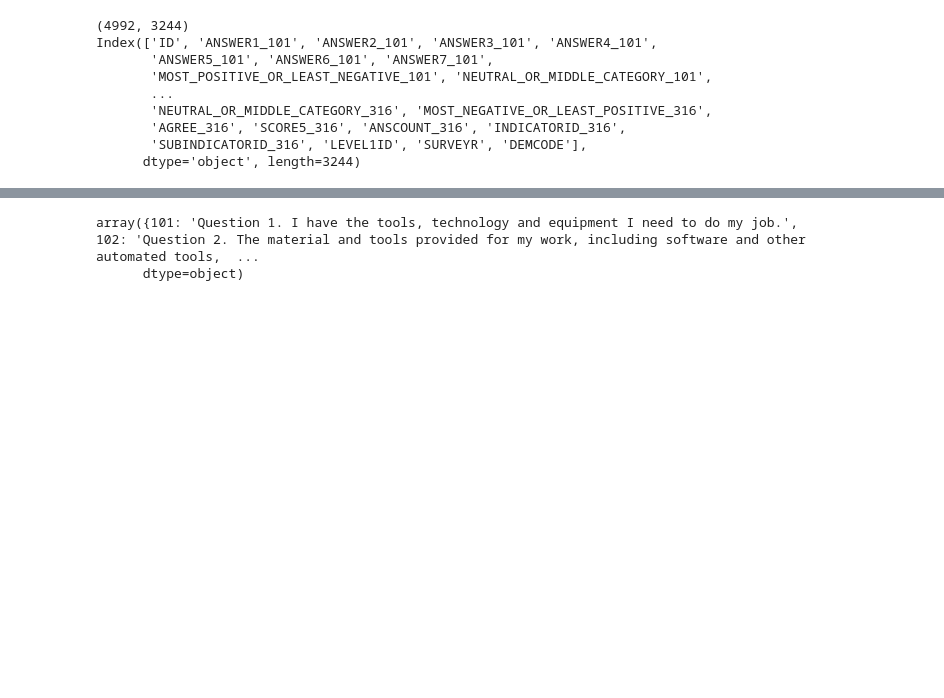
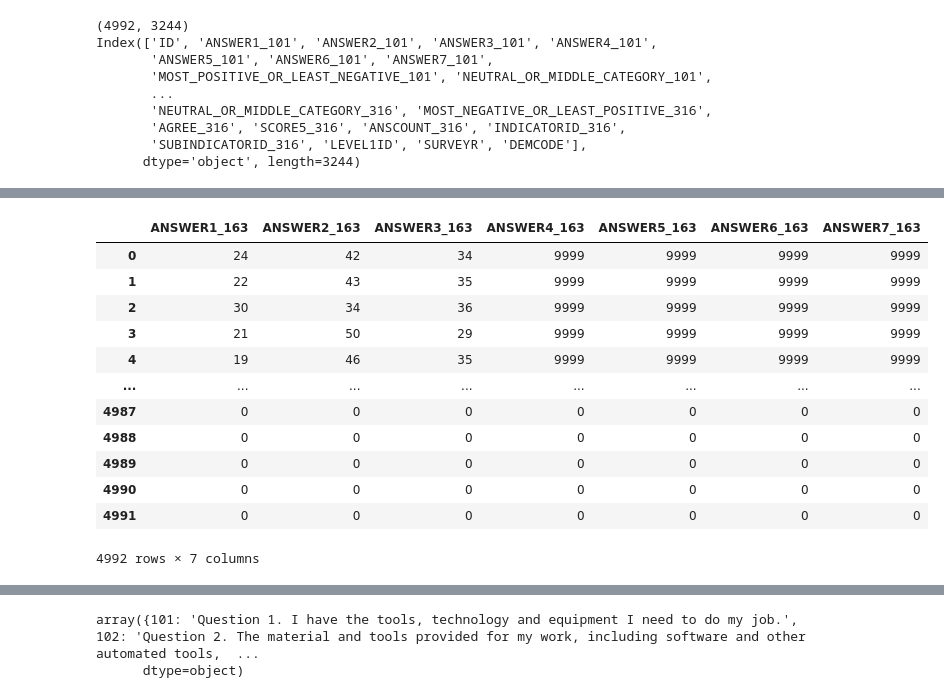
Before and after one commit to Learningchipmunk/CANDEV2022_Mobilit-, a Jupyter notebook: data_preproc.ipynb, the cells around one changed output, grey strips where cells are left out. Cells and saved outputs as stored; diff of their text form; code cells hidden in the pictures; blank space fills up the shorter version.

```diff
--- a/data_preproc.ipynb
+++ b/data_preproc.ipynb
@@ -135,0 +149,16 @@ Index(['ID', 'ANSWER1_101', 'ANSWER2_101', 'ANSWER3_101', 'ANSWER4_101',
+# %%
+data_agg[['ANSWER1_163', 'ANSWER2_163', 'ANSWER3_163', 'ANSWER4_163', 'ANSWER5_163', 'ANSWER6_163', 'ANSWER7_163']]
+# %% [output]
+|  | ANSWER1_163 | ANSWER2_163 | ANSWER3_163 | ANSWER4_163 | ANSWER5_163 | ANSWER6_163 | ANSWER7_163 |
+| 0 | 24 | 42 | 34 | 9999 | 9999 | 9999 | 9999 |
+| 1 | 22 | 43 | 35 | 9999 | 9999 | 9999 | 9999 |
+| 2 | 30 | 34 | 36 | 9999 | 9999 | 9999 | 9999 |
+| 3 | 21 | 50 | 29 | 9999 | 9999 | 9999 | 9999 |
+| 4 | 19 | 46 | 35 | 9999 | 9999 | 9999 | 9999 |
+| ... | ... | ... | ... | ... | ... | ... | ... |
+| 4987 | 0 | 0 | 0 | 0 | 0 | 0 | 0 |
+| 4988 | 0 | 0 | 0 | 0 | 0 | 0 | 0 |
+| 4989 | 0 | 0 | 0 | 0 | 0 | 0 | 0 |
+| 4990 | 0 | 0 | 0 | 0 | 0 | 0 | 0 |
+| 4991 | 0 | 0 | 0 | 0 | 0 | 0 | 0 |
+4992 rows × 7 columns
```
Also changed, not shown: parts of 4 cells of this notebook.
